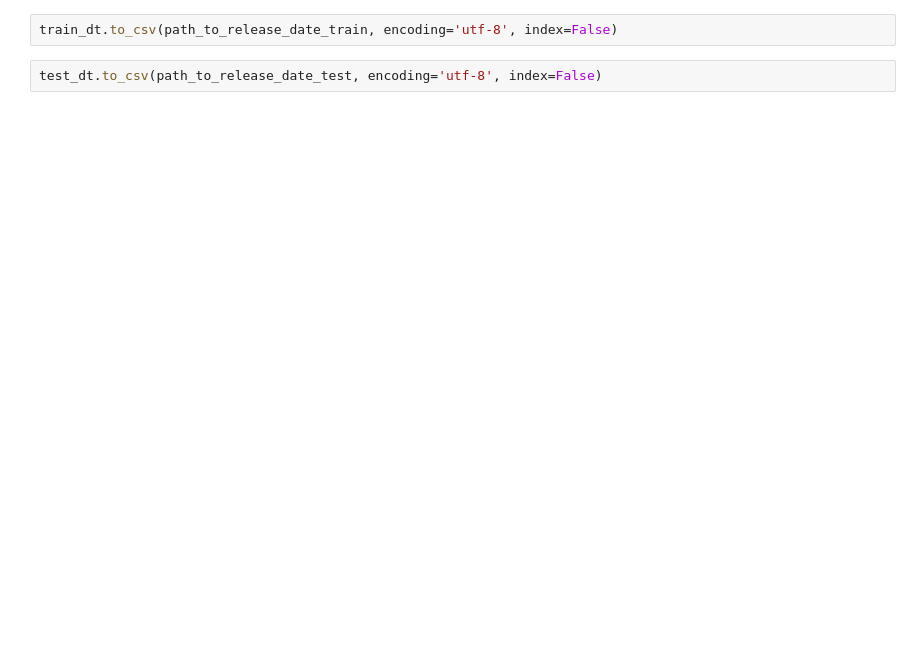
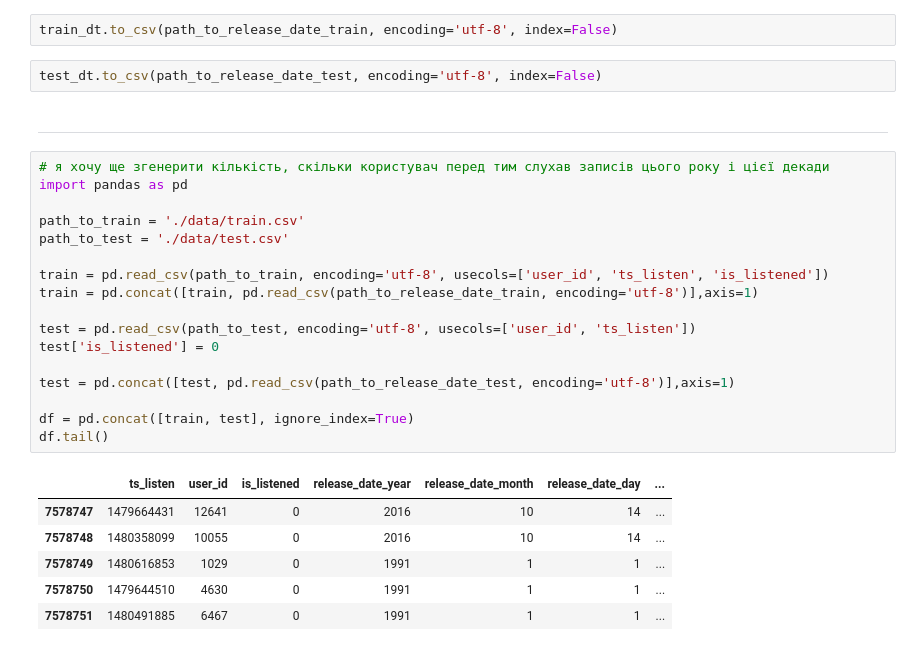
Before and after one commit to tsdaemon/mscs-competition2, a Jupyter notebook: AS_Feature_release_date_expanded.ipynb, the cells around one changed output. Drawn from its saved outputs; the diff is of its cells as text; blank space fills up the shorter version.

```diff
--- a/AS_Feature_release_date_expanded.ipynb
+++ b/AS_Feature_release_date_expanded.ipynb
@@ -65,3 +86,29 @@ test_dt.head()
 train_dt.to_csv(path_to_release_date_train, encoding='utf-8', index=False)
 # %%
 test_dt.to_csv(path_to_release_date_test, encoding='utf-8', index=False)
+# %% [markdown]
+------------------
+# %%
+# я хочу ще згенерити кількість, скільки користувач перед тим слухав записів цього року і цієї декади
+import pandas as pd
+
+path_to_train = './data/train.csv'
+path_to_test = './data/test.csv'
+
+train = pd.read_csv(path_to_train, encoding='utf-8', usecols=['user_id', 'ts_listen', 'is_listened'])
+train = pd.concat([train, pd.read_csv(path_to_release_date_train, encoding='utf-8')],axis=1)
+
+test = pd.read_csv(path_to_test, encoding='utf-8', usecols=['user_id', 'ts_listen'])
+test['is_listened'] = 0
+
+test = pd.concat([test, pd.read_csv(path_to_release_date_test, encoding='utf-8')],axis=1)
+
+df = pd.concat([train, test], ignore_index=True)
+df.tail()
+# %% [output]
+|  | ts_listen | user_id | is_listened | release_date_year | release_date_month | release_date_day | ... |
+| 7578747 | 1479664431 | 12641 | 0 | 2016 | 10 | 14 | ... |
+| 7578748 | 1480358099 | 10055 | 0 | 2016 | 10 | 14 | ... |
+| 7578749 | 1480616853 | 1029 | 0 | 1991 | 1 | 1 | ... |
+| 7578750 | 1479644510 | 4630 | 0 | 1991 | 1 | 1 | ... |
+| 7578751 | 1480491885 | 6467 | 0 | 1991 | 1 | 1 | ... |
```
Also changed, not shown: parts of 26 cells of this notebook, 3 other files.
